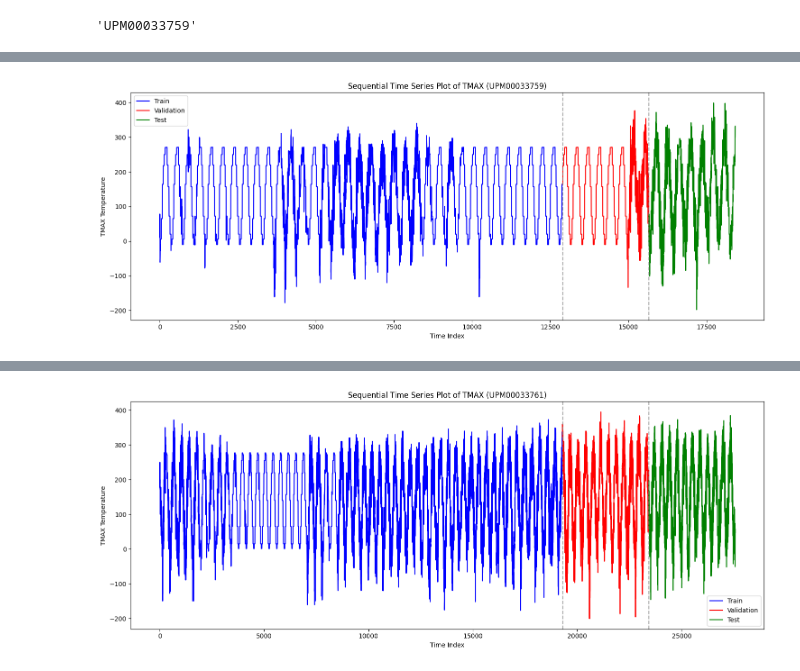
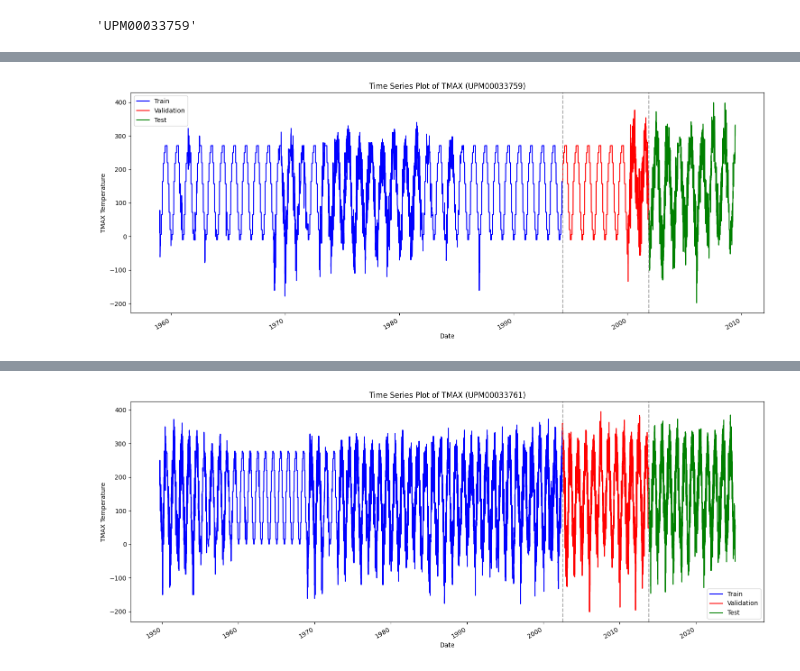
Before and after one commit to OleksandrZadvornyi/weather-forecasting, a Jupyter notebook: prepare_dataset.ipynb, the cells around one changed output, grey strips where cells are left out. Drawn from its saved outputs; the diff is of its cells as text; code cells hidden in the pictures.

Commit message:
fix: improve time handling in data preparation

```diff
--- a/prepare_dataset.ipynb
+++ b/prepare_dataset.ipynb
@@ -33,7 +35,7 @@ dtypes = {
 }
 
 # 1. Load Ukrainian station data
-ukrainian_files = glob.glob('/content/drive/MyDrive/Colab Notebooks/weather_forecasting/daily-summaries-latest-upm/*.csv')
+ukrainian_files = glob.glob('/content/drive/MyDrive/weather_forecasting_project/daily-summaries-latest-upm/*.csv')
 print(f"Found {len(ukrainian_files)} data files")
 
 # Set files count limit
@@ -284,6 +359,10 @@ class ProcessStartField:
     ts_id = 0
 
     def __call__(self, data):
+        # Convert start from string to datetime
+        if isinstance(data["start"], str):
+            data["start"] = pd.Timestamp(data["start"])
+
         # Ensure start is a timestamp
         if isinstance(data["start"], pd.Timestamp):
             data["start"] = data["start"].to_pydatetime()
@@ -364,13 +453,6 @@ def plot_sequential_time_series(train_example, validation_example, test_example,
                              title=None, target_column="TMAX"):
     """
     Plot time series data sequentially from train, validation, and test sets with datetime on x-axis.
-
-    Parameters:
-    - train_example: First time series example from train dataset
-    - validation_example: First time series example from validation dataset
-    - test_example: First time series example from test dataset
-    - title: Optional title for the plot
-    - target_column: Name of the target column (default is "TMAX")
     """
     # Create a figure and axis
     plt.figure(figsize=(15, 6))
@@ -380,10 +462,15 @@ def plot_sequential_time_series(train_example, validation_example, test_example,
     validation_target = validation_example["target"]
     test_target = test_example["target"]
 
-    # Get start dates
+    # Get start dates - parse with pandas to ensure proper handling
     train_start = pd.Timestamp(train_example["start"])
     val_start = pd.Timestamp(validation_example["start"])
     test_start = pd.Timestamp(test_example["start"])
+
+    # Debugging info
+    print(f"Train start: {train_start}, length: {len(train_target)}")
+    print(f"Val start: {val_start}, length: {len(validation_target)}")
+    print(f"Test start: {test_start}, length: {len(test_target)}")
 
     # Create date ranges for each dataset
     train_dates = pd.date_range(start=train_start, periods=len(train_target), freq='D')
@@ -426 +516 @@ for x in range(max_files // 10):
-[figure, old version]
+[figure, new version]
@@ -427 +520 @@ for x in range(max_files // 10):
-[figure, old version]
+[figure, new version]
```
Also changed, not shown: parts of 12 cells of this notebook.
